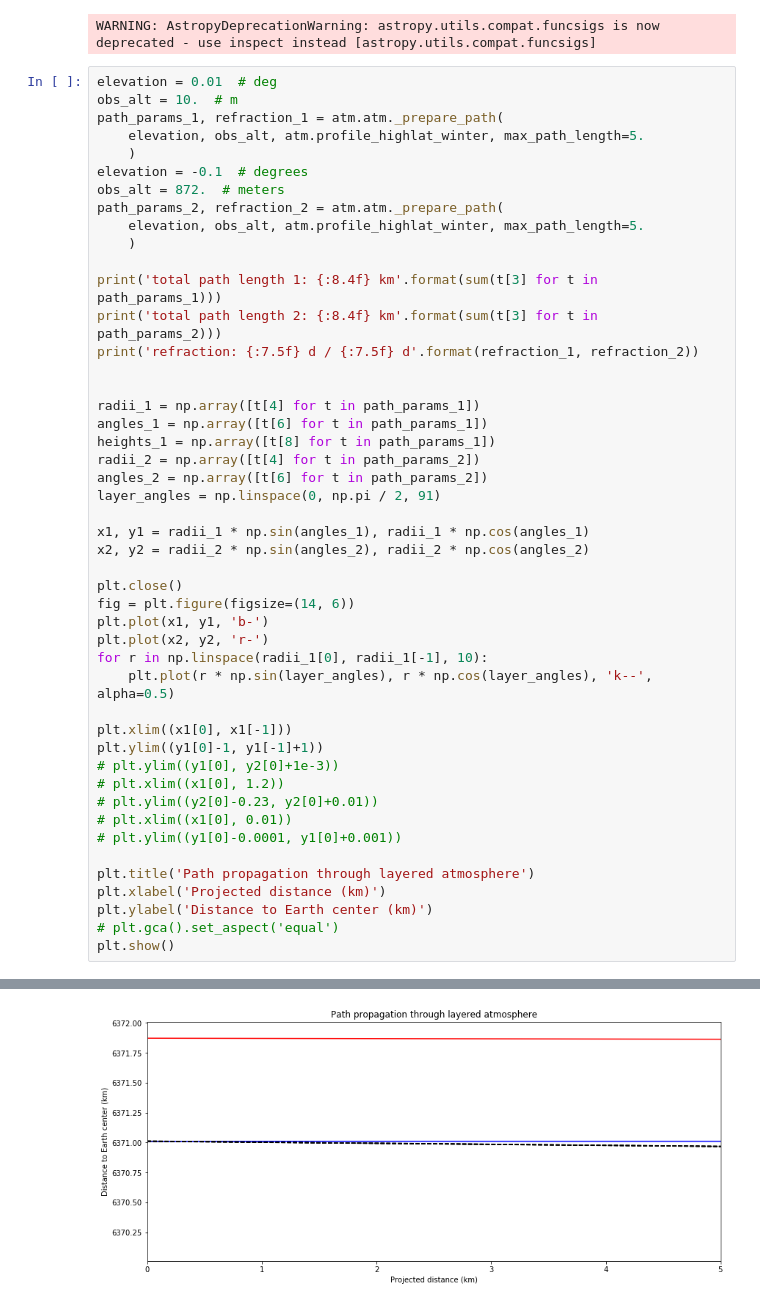
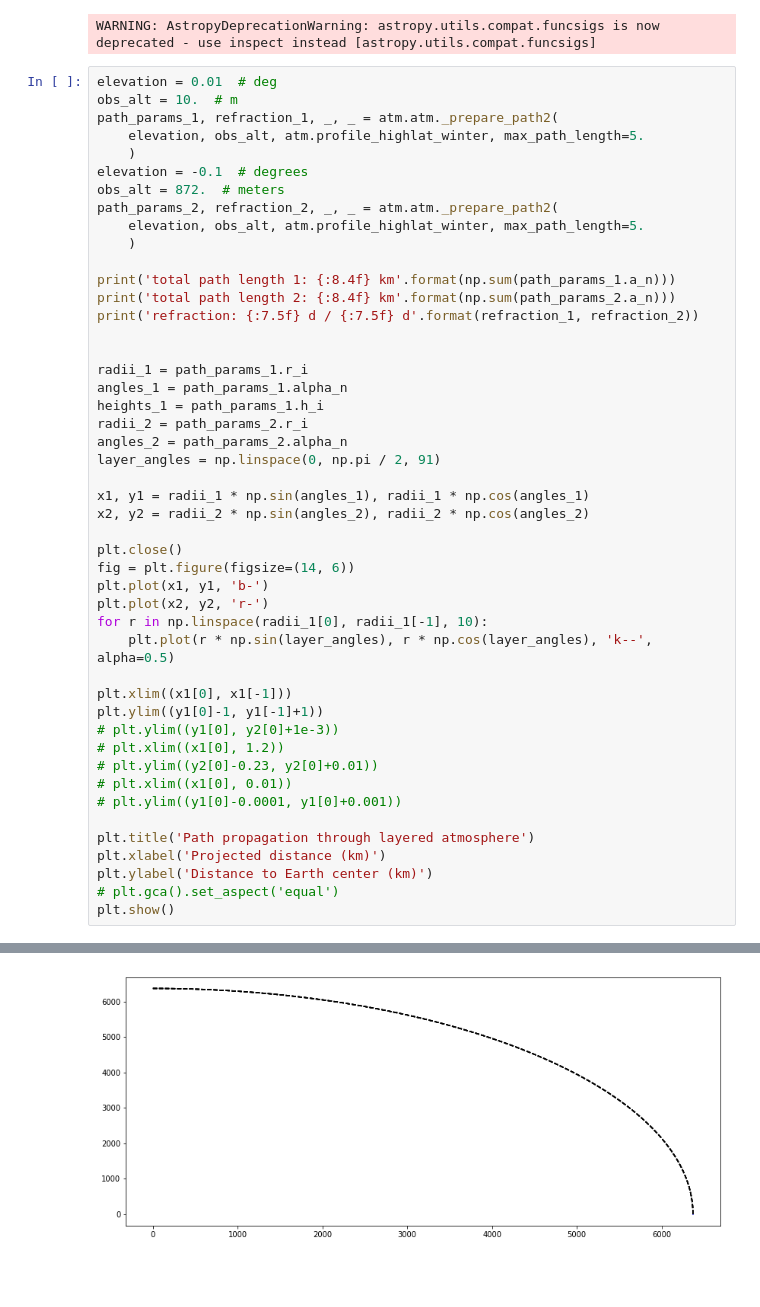
Before and after one commit to bwinkel/pycraf, a Jupyter notebook: notebooks/tmp.ipynb, the cells around one changed output, grey strips where cells are left out. Drawn from its saved outputs; the diff is of its cells as text; blank space fills up the shorter version.

```diff
--- a/notebooks/tmp.ipynb
+++ b/notebooks/tmp.ipynb
@@ -11,25 +11,25 @@ WARNING: AstropyDeprecationWarning: astropy.utils.compat.funcsigs is now depreca
 # %%
 elevation = 0.01  # deg
 obs_alt = 10.  # m
-path_params_1, refraction_1 = atm.atm._prepare_path(
+path_params_1, refraction_1, _, _ = atm.atm._prepare_path2(
     elevation, obs_alt, atm.profile_highlat_winter, max_path_length=5.
     )
 elevation = -0.1  # degrees
 obs_alt = 872.  # meters
-path_params_2, refraction_2 = atm.atm._prepare_path(
+path_params_2, refraction_2, _, _ = atm.atm._prepare_path2(
     elevation, obs_alt, atm.profile_highlat_winter, max_path_length=5.
     )
 
-print('total path length 1: {:8.4f} km'.format(sum(t[3] for t in path_params_1)))
-print('total path length 2: {:8.4f} km'.format(sum(t[3] for t in path_params_2)))
+print('total path length 1: {:8.4f} km'.format(np.sum(path_params_1.a_n)))
+print('total path length 2: {:8.4f} km'.format(np.sum(path_params_2.a_n)))
 print('refraction: {:7.5f} d / {:7.5f} d'.format(refraction_1, refraction_2))
 
 
-radii_1 = np.array([t[4] for t in path_params_1])
-angles_1 = np.array([t[6] for t in path_params_1])
-heights_1 = np.array([t[8] for t in path_params_1])
-radii_2 = np.array([t[4] for t in path_params_2])
-angles_2 = np.array([t[6] for t in path_params_2])
+radii_1 = path_params_1.r_i
+angles_1 = path_params_1.alpha_n
+heights_1 = path_params_1.h_i
+radii_2 = path_params_2.r_i
+angles_2 = path_params_2.alpha_n
 layer_angles = np.linspace(0, np.pi / 2, 91)
 
 x1, y1 = radii_1 * np.sin(angles_1), radii_1 * np.cos(angles_1)
@@ -62,4 +63,4 @@ refraction: -0.01107 d / 0.09894 d
-[figure, old version]
+[figure, new version]
 # %%
 obs_alt = 100.
 earth_radius = 6371.
```
Also changed, not shown: parts of 5 cells of this notebook, 4 other files.
